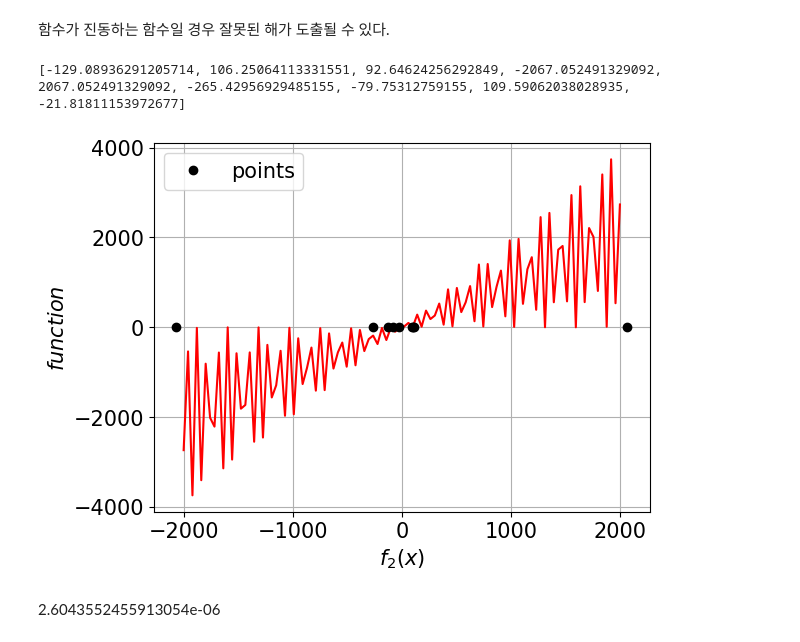
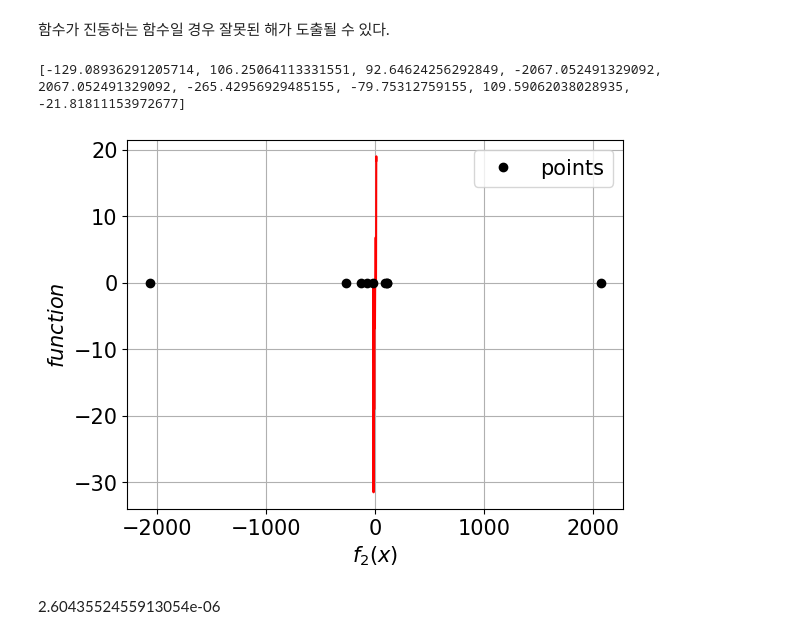
Before and after one commit to La-Folia/Numerical-Analysis, a Jupyter notebook: Root_Finding/ipynb_file/Root_Finding_by_Coding_Homework1.ipynb, the cells around one changed output. Saved outputs shown, nothing was run; the diff lists cells and outputs as text; code cells hidden in the pictures.

```diff
--- a/Root_Finding/ipynb_file/Root_Finding_by_Coding_Homework1.ipynb
+++ b/Root_Finding/ipynb_file/Root_Finding_by_Coding_Homework1.ipynb
@@ -316,34 +316,34 @@ print(solution)
 # %%
 intervals = np.linspace(-20, 20, 10)
 
 x_zeros = []
 def f(x):
     return x * (1 - np.cos(x))
 
 def fprime(x):
     return 1 - (np.cos(x) + x * np.sin(x))
 
 
 for ab in zip(intervals[:-1], intervals[1:]):
-    sol = optimize.root_scalar(f, fprime = fprime , bracket=ab, method='newton', x0 =ab[1])
+    sol = optimize.root_scalar(f, fprime = fprime , method='newton', x0 =ab[1])
     x_zeros.append(sol.root)
 
-x = np.linspace(-2000, 2000, 100)
+x = np.linspace(-20, 10, 100)
 y = x * (1 - np.cos(x))
 
 plt.figure()
 plt.plot(x, y, '-r')
 plt.plot(x_zeros, np.zeros_like(x_zeros), 'ok',
          label="points")
 plt.xlabel("$f_2(x)$")
 plt.ylabel("$function$")
 plt.grid()
 plt.legend()
 plt.savefig("Newtown_Method_strange.pdf")
 print(x_zeros)
 # %% [output]
 [-129.08936291205714, 106.25064113331551, 92.64624256292849, -2067.052491329092, 2067.052491329092, -265.42956929485155, -79.75312759155, 109.59062038028935, -21.81811153972677]
-[figure, old version]
+[figure, new version]
 # %% [markdown]
 2.6043552455913054e-06
 # %%
```
Also changed, not shown: parts of 1 cell of this notebook, 20 other files.
